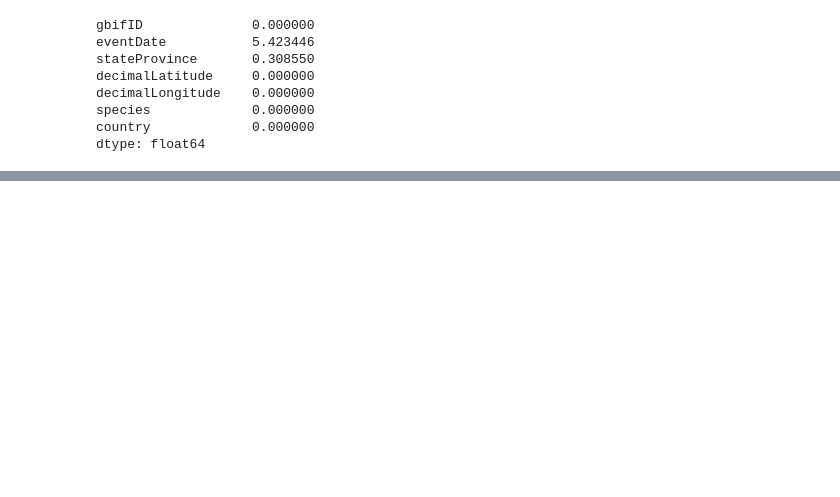
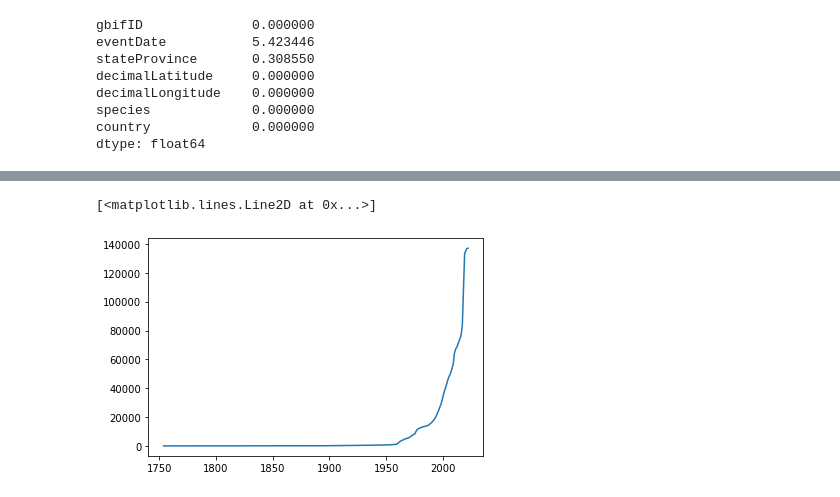
Before and after one commit to EY-Data-Science-Program/2022-Better-Working-World-Data-Challenge, a Jupyter notebook: data/dataset_summary.ipynb, the cells around one changed output, grey strips where cells are left out. Drawn from its saved outputs; the diff is of its cells as text; code cells hidden in the pictures; blank space fills up the shorter version.

```diff
--- a/data/dataset_summary.ipynb
+++ b/data/dataset_summary.ipynb
@@ -119,0 +110,19 @@ plot_barchart(country_bar_data, ax)
+# %%
+line_data = (
+    data
+    [['eventDate']]
+    .dropna()
+    .assign(
+        year = lambda x: x.eventDate.dt.year,
+        n = 1
+    )
+    .groupby('year')
+    .sum()
+    .reset_index()
+    .sort_values('year')
+    .assign(ncum=lambda x: x.n.cumsum())
+)
+plt.plot(line_data.year, line_data.ncum)
+# %% [output]
+[<matplotlib.lines.Line2D at 0x...>]
+[figure, added]
```
Also changed, not shown: parts of 9 cells of this notebook.
